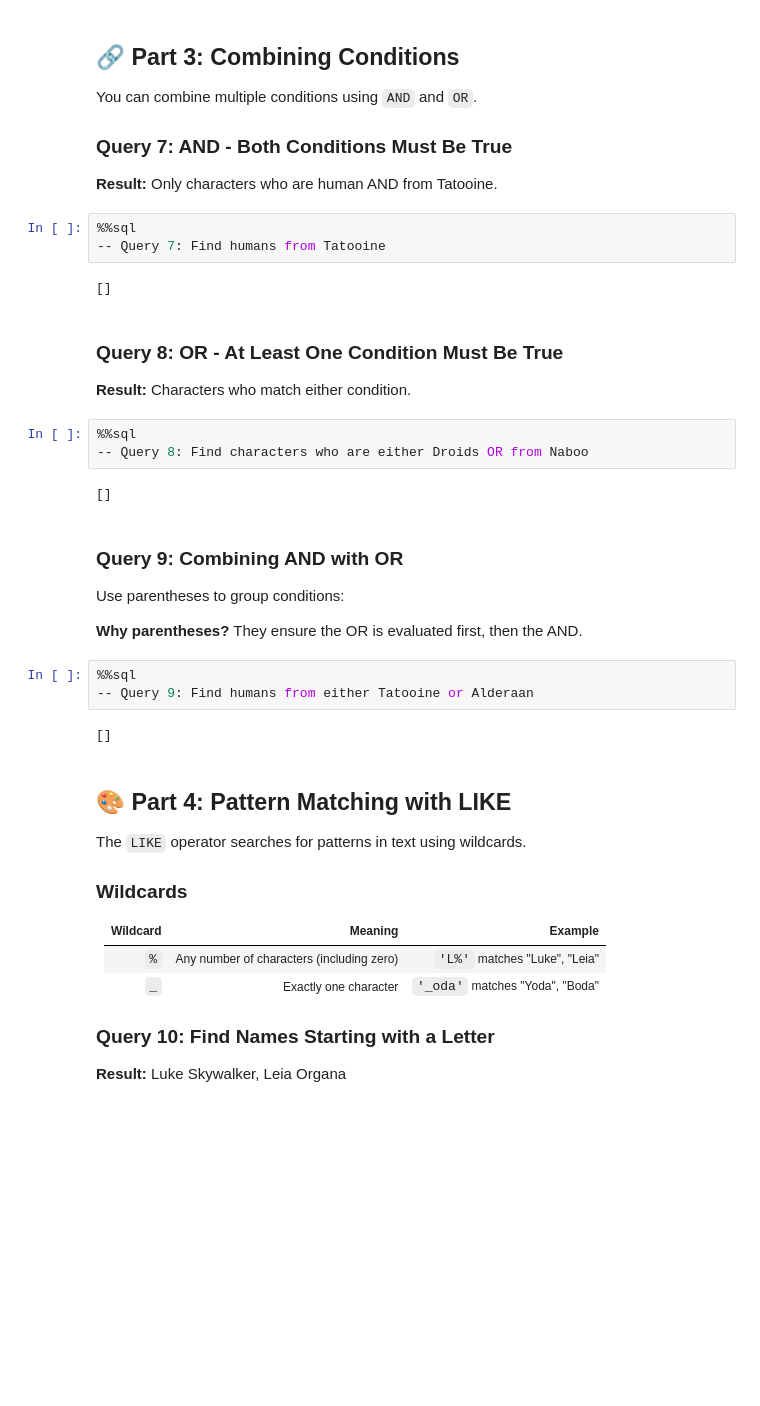
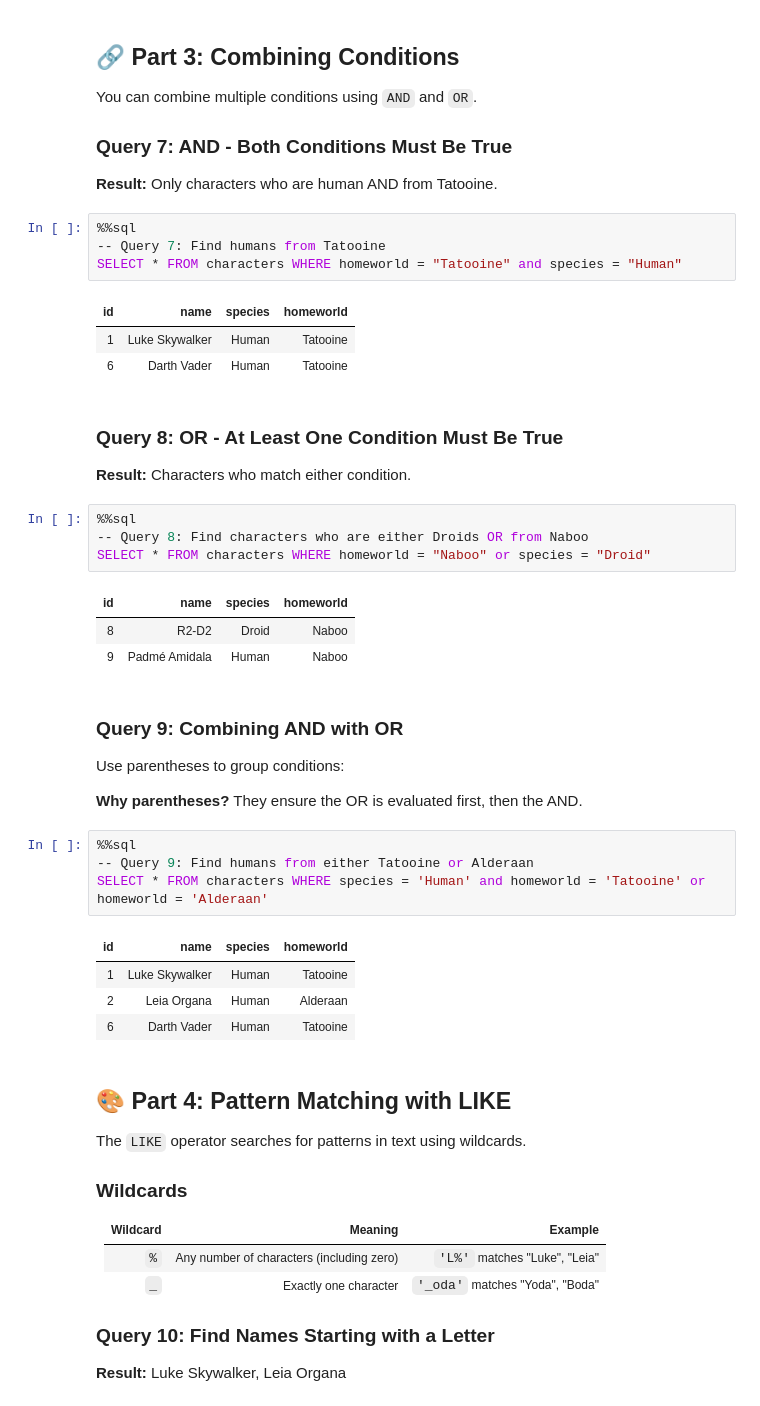
Before and after one commit to TempeHS/2025CT_SQL_Luka, a Jupyter notebook: lessons/lesson2_queries.ipynb, the cells around one changed output. Cells and saved outputs as stored; diff of their text form; blank space fills up the shorter version.

```diff
--- a/lessons/lesson2_queries.ipynb
+++ b/lessons/lesson2_queries.ipynb
@@ -254,8 +254,11 @@ You can combine multiple conditions using `AND` and `OR`.
 # %%
 %%sql
 -- Query 7: Find humans from Tatooine
+SELECT * FROM characters WHERE homeworld = "Tatooine" and species = "Human"
 # %% [output]
-[]
+| id | name | species | homeworld |
+| 1 | Luke Skywalker | Human | Tatooine |
+| 6 | Darth Vader | Human | Tatooine |
 # %% [markdown]
 ### Query 8: OR - At Least One Condition Must Be True
 
@@ -263,8 +266,11 @@ You can combine multiple conditions using `AND` and `OR`.
 # %%
 %%sql
 -- Query 8: Find characters who are either Droids OR from Naboo
+SELECT * FROM characters WHERE homeworld = "Naboo" or species = "Droid"
 # %% [output]
-[]
+| id | name | species | homeworld |
+| 8 | R2-D2 | Droid | Naboo |
+| 9 | Padmé Amidala | Human | Naboo |
 # %% [markdown]
 ### Query 9: Combining AND with OR
 
@@ -274,8 +280,12 @@ Use parentheses to group conditions:
 # %%
 %%sql
 -- Query 9: Find humans from either Tatooine or Alderaan
+SELECT * FROM characters WHERE species = 'Human' and homeworld = 'Tatooine' or homeworld = 'Alderaan'
 # %% [output]
-[]
+| id | name | species | homeworld |
+| 1 | Luke Skywalker | Human | Tatooine |
+| 2 | Leia Organa | Human | Alderaan |
+| 6 | Darth Vader | Human | Tatooine |
 # %% [markdown]
 ## 🎨 Part 4: Pattern Matching with LIKE
 
```
Also changed, not shown: parts of 9 cells of this notebook.
